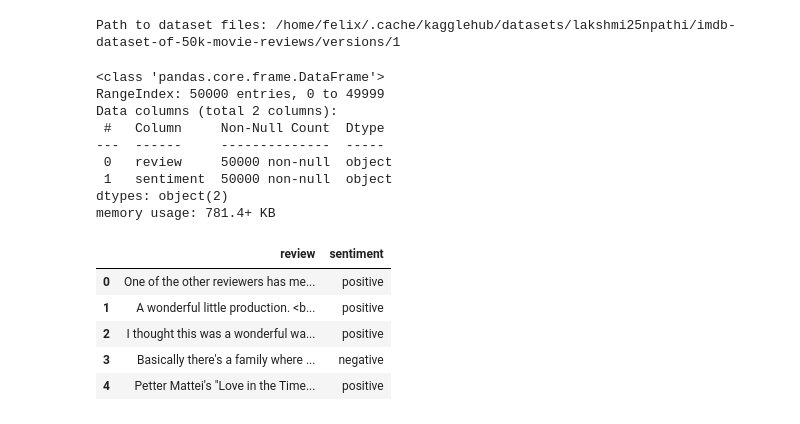
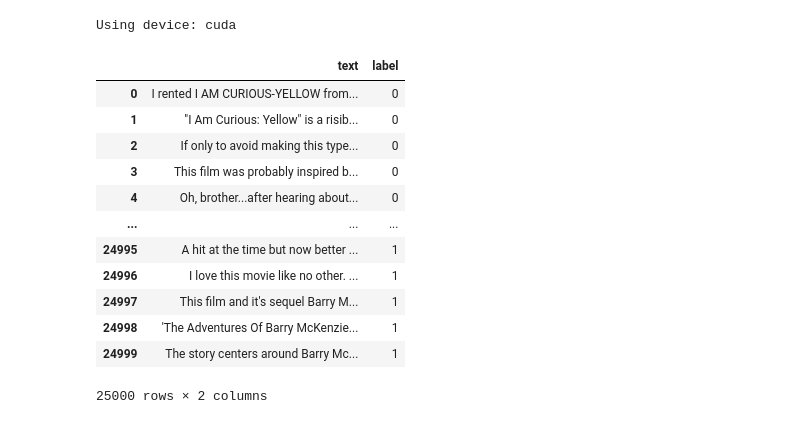
Before and after one commit to fxGRDN/ml-laby, a Jupyter notebook: list8.ipynb, the cells around one changed output. Drawn from its saved outputs; the diff is of its cells as text; code cells hidden in the pictures.

```diff
--- a/list8.ipynb
+++ b/list8.ipynb
@@ -1,33 +1,20 @@
 # %%
 import torch
-import kagglehub
 import pandas as pd
+import tqdm
+import re
+import numpy as np
+from datasets import load_dataset, load_from_disk
+from sentence_transformers import SentenceTransformer
+from torch.utils.data import DataLoader, Dataset
+from pathlib import Path
+from sklearn.metrics import classification_report
 
-from torch.utils.data import DataLoader, Dataset
+
+device = torch.device('cuda' if torch.cuda.is_available() else 'cpu')
+torch.set_default_device(device)
+print(f"Using device: {device}")
+# %% [output]
+Using device: cuda
 # %%
-path = kagglehub.dataset_download("lakshmi25npathi/imdb-dataset-of-50k-movie-reviews")
-print("Path to dataset files:", path)
-df = pd.read_csv(path + "/IMDB Dataset.csv")
+dataset = load_dataset("imdb")
-# %% [output]
-Path to dataset files: /home/felix/.cache/kagglehub/datasets/lakshmi25npathi/imdb-dataset-of-50k-movie-reviews/versions/1
-# %%
-df.info()
-# %% [output]
-<class 'pandas.core.frame.DataFrame'>
-RangeIndex: 50000 entries, 0 to 49999
-Data columns (total 2 columns):
- #   Column     Non-Null Count  Dtype
----  ------     --------------  -----
- 0   review     50000 non-null  object
- 1   sentiment  50000 non-null  object
-dtypes: object(2)
-memory usage: 781.4+ KB
-# %%
-df.head()
-# %% [output]
-|  | review | sentiment |
-| 0 | One of the other reviewers has me... | positive |
-| 1 | A wonderful little production. <b... | positive |
-| 2 | I thought this was a wonderful wa... | positive |
-| 3 | Basically there's a family where ... | negative |
-| 4 | Petter Mattei's "Love in the Time... | positive |
@@ -34 +23,17 @@ df.head()
+# %%
+df
+# %% [output]
+|  | text | label |
+| 0 | I rented I AM CURIOUS-YELLOW from... | 0 |
+| 1 | "I Am Curious: Yellow" is a risib... | 0 |
+| 2 | If only to avoid making this type... | 0 |
+| 3 | This film was probably inspired b... | 0 |
+| 4 | Oh, brother...after hearing about... | 0 |
+| ... | ... | ... |
+| 24995 | A hit at the time but now better ... | 1 |
+| 24996 | I love this movie like no other. ... | 1 |
+| 24997 | This film and it's sequel Barry M... | 1 |
+| 24998 | 'The Adventures Of Barry McKenzie... | 1 |
+| 24999 | The story centers around Barry Mc... | 1 |
+25000 rows × 2 columns
 # %%
```
Also changed, not shown: parts of 14 cells of this notebook, 4 other files.
